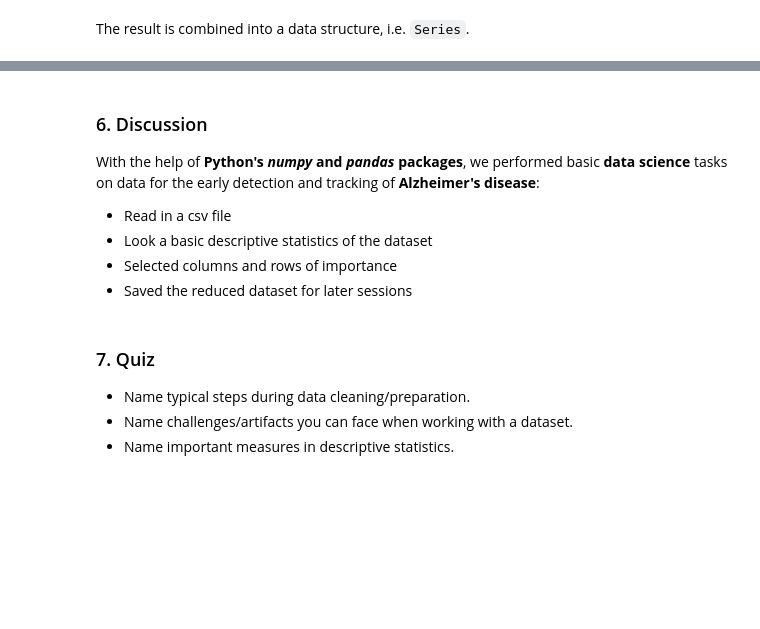
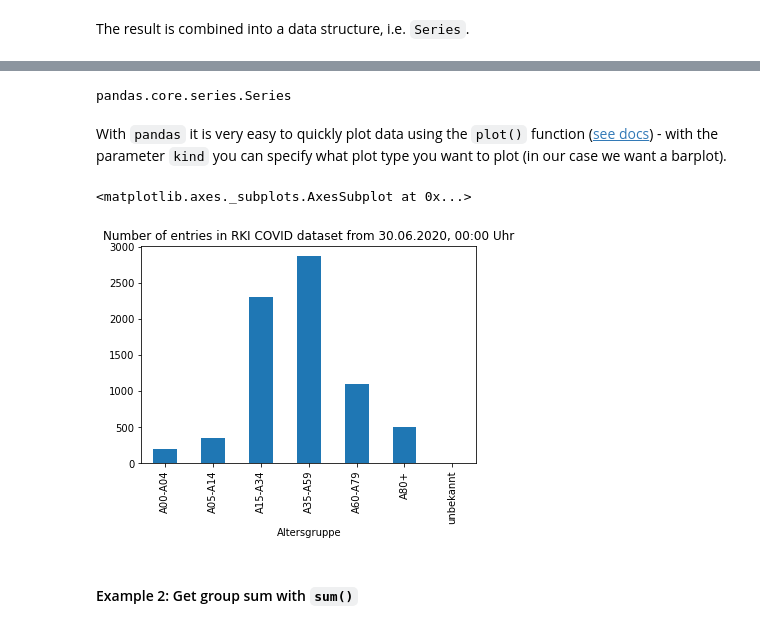
Before and after one commit to volkamerlab/ai_in_medicine, a Jupyter notebook: week1_session2_numpy_pandas.ipynb, the cells around one changed output, grey strips where cells are left out. Drawn from its saved outputs; the diff is of its cells as text; code cells hidden in the pictures; blank space fills up the shorter version.

Commit message:
Update notebook (less content, use COVID)

```diff
--- a/week1_session2_numpy_pandas.ipynb
+++ b/week1_session2_numpy_pandas.ipynb
@@ -156,2 +146,2 @@ The *pandas* library provides the function `read_csv` to read a comma-separated
 # %%
-data = pd.read_csv('./data/alzheimers_disease_rand.csv', delimiter=',')
+data = pd.read_csv('./data/RKI_COVID19_Berlin_20200630.csv', delimiter=',')
@@ -407,0 +236,13 @@ data.sort_values(by='AGE', ascending=True).head(3)
+# %%
+data = data[
+    [
+        'Bundesland',
+        'Landkreis',
+        'Altersgruppe',
+        'Geschlecht',
+        'AnzahlFall',
+        'AnzahlTodesfall',
+        'AnzahlGenesen',
+        'Datenstand'
+    ]
+]
@@ -854,15 +346,16 @@ data_reduced.to_csv('data/alzheimers_disease_reduced.csv', index=False)
-# %% [markdown]
-### 6. Discussion
-
-With the help of **Python's *numpy* and *pandas* packages**, we performed basic **data science** tasks on data for the early detection and tracking of **Alzheimer's disease**:
-
-- Read in a csv file
-- Look a basic descriptive statistics of the dataset
-- Selected columns and rows of importance
-- Saved the reduced dataset for later sessions
-# %% [markdown]
-### 7. Quiz
-
-- Name typical steps during data cleaning/preparation.
-- Name challenges/artifacts you can face when working with a dataset.
-- Name important measures in descriptive statistics.
+# %%
+type(data.groupby('Altersgruppe').size())
+# %% [output]
+pandas.core.series.Series
+# %% [markdown]
+With `pandas` it is very easy to quickly plot data using the `plot()` function ([see docs](https://pandas.pydata.org/pandas-docs/stable/reference/api/pandas.DataFrame.plot.html)) - with the parameter `kind` you can specify what plot type you want to plot (in our case we want a barplot).
+# %%
+data.groupby('Altersgruppe').size().plot(
+    kind='bar',
+    title=f'Number of entries in RKI COVID dataset from {data["Datenstand"].unique()[0]}'
+)
+# %% [output]
+<matplotlib.axes._subplots.AxesSubplot at 0x...>
+[figure, added]
+# %% [markdown]
+#### Example 2: Get group sum with `sum()`
```
Also changed, not shown: parts of 183 cells of this notebook.
